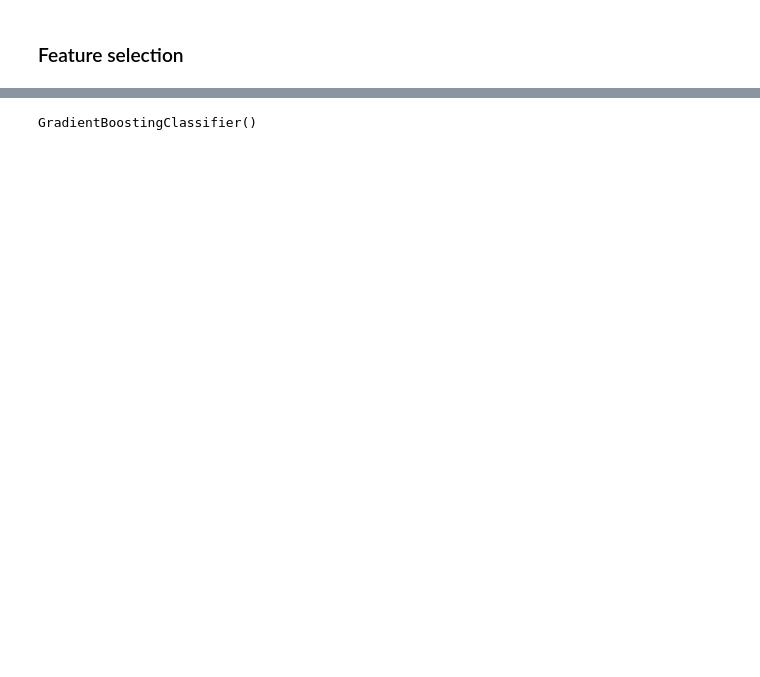
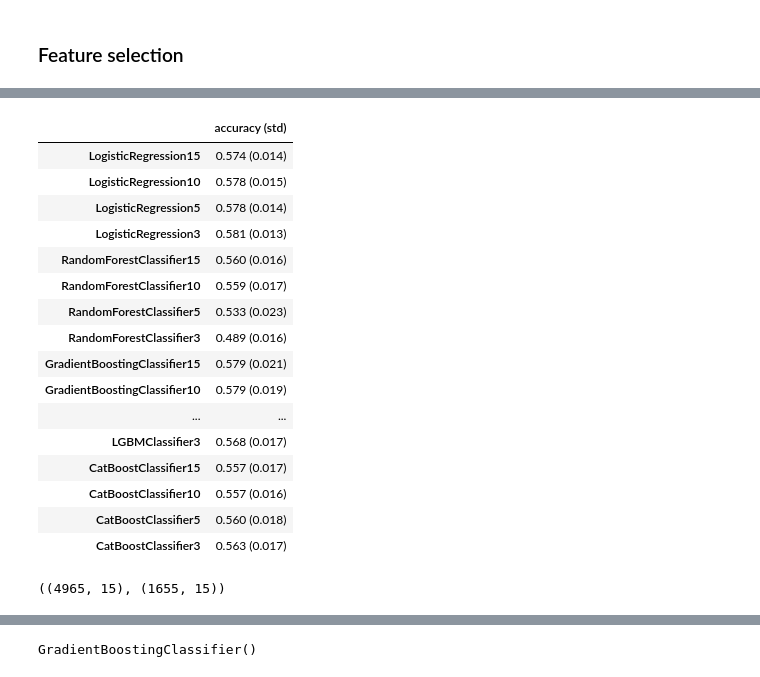
Before and after one commit to hubruk/predicting_profitable_customer_segments, a Jupyter notebook: predicting_profitable_customer_groups_Kruk.ipynb, the cells around one changed output, grey strips where cells are left out. Cells and saved outputs as stored; diff of their text form; code cells hidden in the pictures; blank space fills up the shorter version.

```diff
--- a/predicting_profitable_customer_groups_Kruk.ipynb
+++ b/predicting_profitable_customer_groups_Kruk.ipynb
@@ -488,0 +390,47 @@ models_metrics_df.style.highlight_max(color = 'green', axis = 0)
+# %%
+%%capture
+models_metrics = {}
+for model, model_args in models_dict.items():
+    #name, accuracy, precision, recall, f1 = model_tester(model, X_train, y_train, False);
+    #models_metrics[name.split('(')[0] +' all features'] = [accuracy, precision, recall, f1];
+    for X_train_fs, X_test_fs in zip(fs_train_list, fs_test_list):
+        #print()
+        #name, accuracy, precision, recall, f1 = model_tester(model, X_train_fs, y_train, False);
+
+        cv = RepeatedStratifiedKFold(n_splits=10, n_repeats=3, random_state=1)
+        n_scores = cross_val_score(model(), X_train_fs, y_train, scoring='accuracy', cv=cv, n_jobs=-1, error_score='raise')
+
+        name = str(model)
+
+        models_metrics[name.split("'")[1].split(".")[-1] + str(X_train_fs.shape[1])] = ['%.3f (%.3f)' % (mean(n_scores), std(n_scores))]#, accuracy, precision, recall, f1];
+# %%
+models_metrics_df = pd.DataFrame.from_dict(models_metrics, orient='index', columns=['accuracy (std)'])#, 'accuracy', 'precision', 'recall', 'f1'])
+
+# def highlight_cells(val):
+#     color = 'yellow' if val == 5.1 else '#C6E2E9' # Pastel blue
+#     return 'background-color: {}'.format(color)
+
+#models_metrics_df.style.format().background_gradient(cmap='Blues')
+models_metrics_df.style.highlight_max(color = 'green', axis = 0)
+# %% [output]
+|  | accuracy (std) |
+| LogisticRegression15 | 0.574 (0.014) |
+| LogisticRegression10 | 0.578 (0.015) |
+| LogisticRegression5 | 0.578 (0.014) |
+| LogisticRegression3 | 0.581 (0.013) |
+| RandomForestClassifier15 | 0.560 (0.016) |
+| RandomForestClassifier10 | 0.559 (0.017) |
+| RandomForestClassifier5 | 0.533 (0.023) |
+| RandomForestClassifier3 | 0.489 (0.016) |
+| GradientBoostingClassifier15 | 0.579 (0.021) |
+| GradientBoostingClassifier10 | 0.579 (0.019) |
+| ... | ... |
+| LGBMClassifier3 | 0.568 (0.017) |
+| CatBoostClassifier15 | 0.557 (0.017) |
+| CatBoostClassifier10 | 0.557 (0.016) |
+| CatBoostClassifier5 | 0.560 (0.018) |
+| CatBoostClassifier3 | 0.563 (0.017) |
+# %%
+X_train_fs.shape, X_test_fs.shape
+# %% [output]
+((4965, 15), (1655, 15))
```
Also changed, not shown: parts of 29 cells of this notebook, 1 other file.
